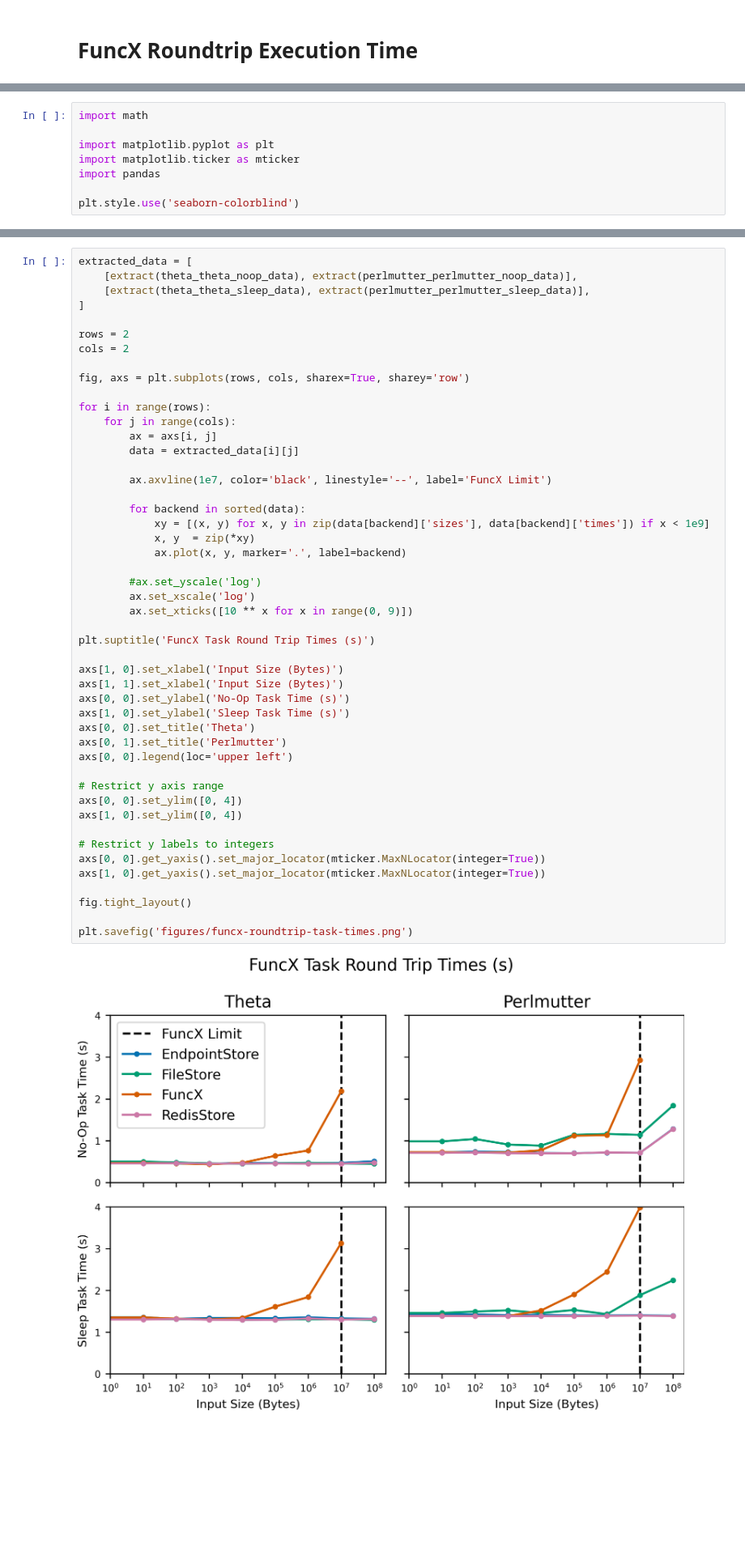
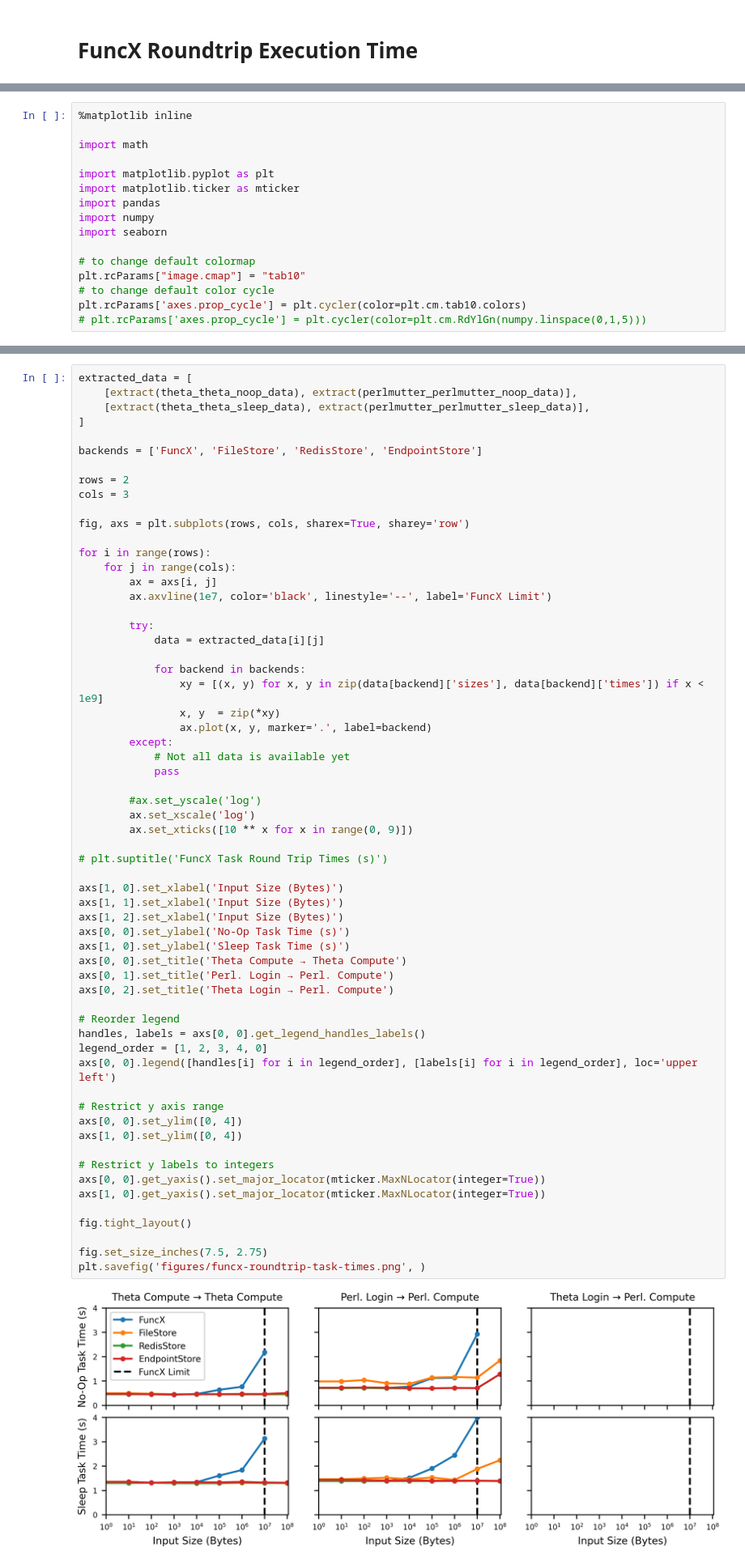
Before and after one commit to proxystore/sc23-evaluation, a Jupyter notebook: 0-funcx-roundtrip-execution-time.ipynb, the cells around one changed output, grey strips where cells are left out. Shown: that part at 81% size. Saved outputs shown, nothing was run; the diff lists cells and outputs as text; blank space fills up the shorter version.

Commit message:
Add local endpoint qps and update plot configs

```diff
--- a/0-funcx-roundtrip-execution-time.ipynb
+++ b/0-funcx-roundtrip-execution-time.ipynb
@@ -60,13 +60,21 @@ $ python -m psbench.benchmarks.funcx_tasks \
 - proxystore-benchmark commit hash used: `bf643cd2dee85e243f92c824cd701ee02ac8ace5`
 - When a job is needed for a worker, its best to run a small benchmark to allocate nodes then run the benchmark for real.
 # %%
+%matplotlib inline
+
 import math
 
 import matplotlib.pyplot as plt
 import matplotlib.ticker as mticker
 import pandas
+import numpy
+import seaborn
 
-plt.style.use('seaborn-colorblind')
+# to change default colormap
+plt.rcParams["image.cmap"] = "tab10"
+# to change default color cycle
+plt.rcParams['axes.prop_cycle'] = plt.cycler(color=plt.cm.tab10.colors)
+# plt.rcParams['axes.prop_cycle'] = plt.cycler(color=plt.cm.RdYlGn(numpy.linspace(0,1,5)))
 # %%
 BACKEND_COLUMN = 'proxystore_backend'
 INPUT_SIZE_COLUMN = 'input_size_bytes'
@@ -133,47 +141,60 @@ extracted_data = [
     [extract(theta_theta_sleep_data), extract(perlmutter_perlmutter_sleep_data)],
 ]
 
+backends = ['FuncX', 'FileStore', 'RedisStore', 'EndpointStore']
+
 rows = 2
-cols = 2
+cols = 3
 
 fig, axs = plt.subplots(rows, cols, sharex=True, sharey='row')
 
 for i in range(rows):
     for j in range(cols):
         ax = axs[i, j]
-        data = extracted_data[i][j]
-
         ax.axvline(1e7, color='black', linestyle='--', label='FuncX Limit')
 
-        for backend in sorted(data):
-            xy = [(x, y) for x, y in zip(data[backend]['sizes'], data[backend]['times']) if x < 1e9]
-            x, y  = zip(*xy)
-            ax.plot(x, y, marker='.', label=backend)
+        try:
+            data = extracted_data[i][j]
+
+            for backend in backends:
+                xy = [(x, y) for x, y in zip(data[backend]['sizes'], data[backend]['times']) if x < 1e9]
+                x, y  = zip(*xy)
+                ax.plot(x, y, marker='.', label=backend)
+        except:
+            # Not all data is available yet
+            pass
 
         #ax.set_yscale('log')
         ax.set_xscale('log')
         ax.set_xticks([10 ** x for x in range(0, 9)])
 
-plt.suptitle('FuncX Task Round Trip Times (s)')
+# plt.suptitle('FuncX Task Round Trip Times (s)')
 
 axs[1, 0].set_xlabel('Input Size (Bytes)')
 axs[1, 1].set_xlabel('Input Size (Bytes)')
+axs[1, 2].set_xlabel('Input Size (Bytes)')
 axs[0, 0].set_ylabel('No-Op Task Time (s)')
 axs[1, 0].set_ylabel('Sleep Task Time (s)')
-axs[0, 0].set_title('Theta')
-axs[0, 1].set_title('Perlmutter')
-axs[0, 0].legend(loc='upper left')
+axs[0, 0].set_title('Theta Compute → Theta Compute')
+axs[0, 1].set_title('Perl. Login → Perl. Compute')
+axs[0, 2].set_title('Theta Login → Perl. Compute')
+
+# Reorder legend
+handles, labels = axs[0, 0].get_legend_handles_labels()
+legend_order = [1, 2, 3, 4, 0]
+axs[0, 0].legend([handles[i] for i in legend_order], [labels[i] for i in legend_order], loc='upper left')
 
 # Restrict y axis range
 axs[0, 0].set_ylim([0, 4])
 axs[1, 0].set_ylim([0, 4])
 
 # Restrict y labels to integers
 axs[0, 0].get_yaxis().set_major_locator(mticker.MaxNLocator(integer=True))
 axs[1, 0].get_yaxis().set_major_locator(mticker.MaxNLocator(integer=True))
 
 fig.tight_layout()
 
-plt.savefig('figures/funcx-roundtrip-task-times.png')
+fig.set_size_inches(7.5, 2.75)
+plt.savefig('figures/funcx-roundtrip-task-times.png', )
 # %% [output]
-[figure, old version]
+[figure, new version]
```
Also changed, not shown: parts of 1 cell of this notebook, 6 other files.
